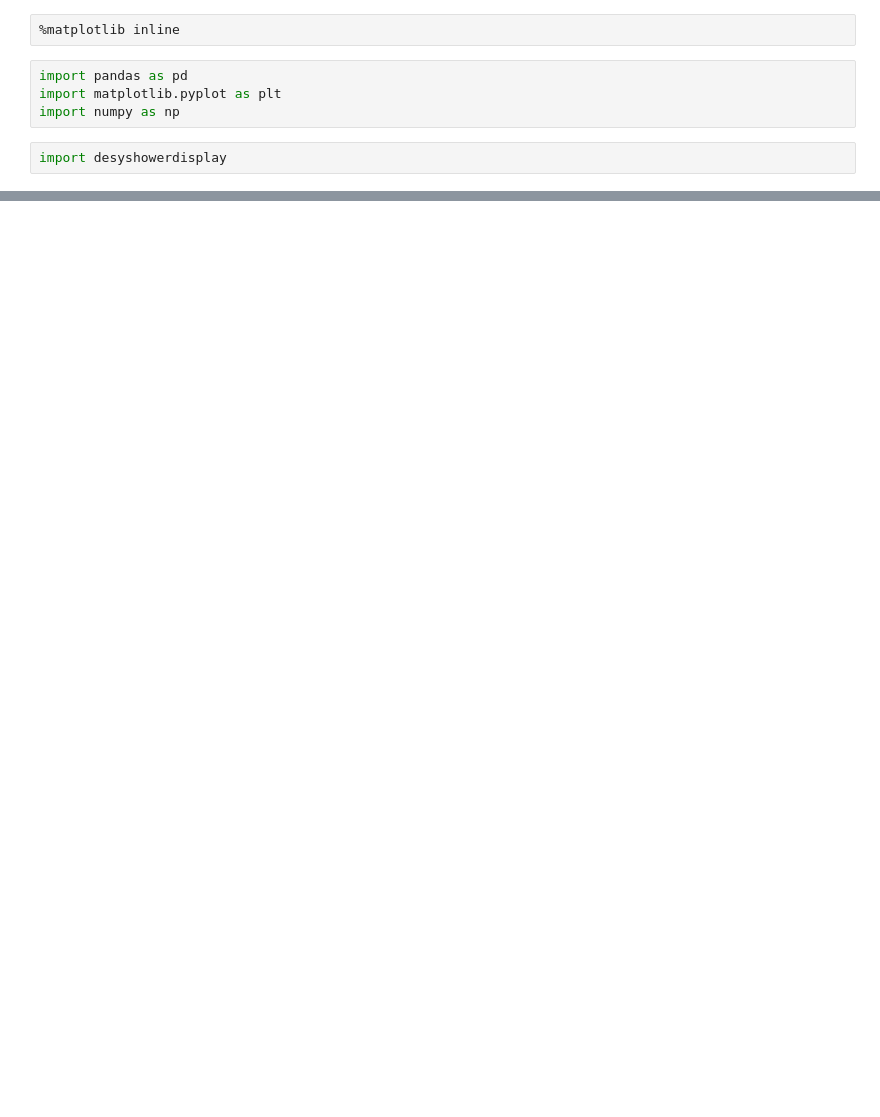
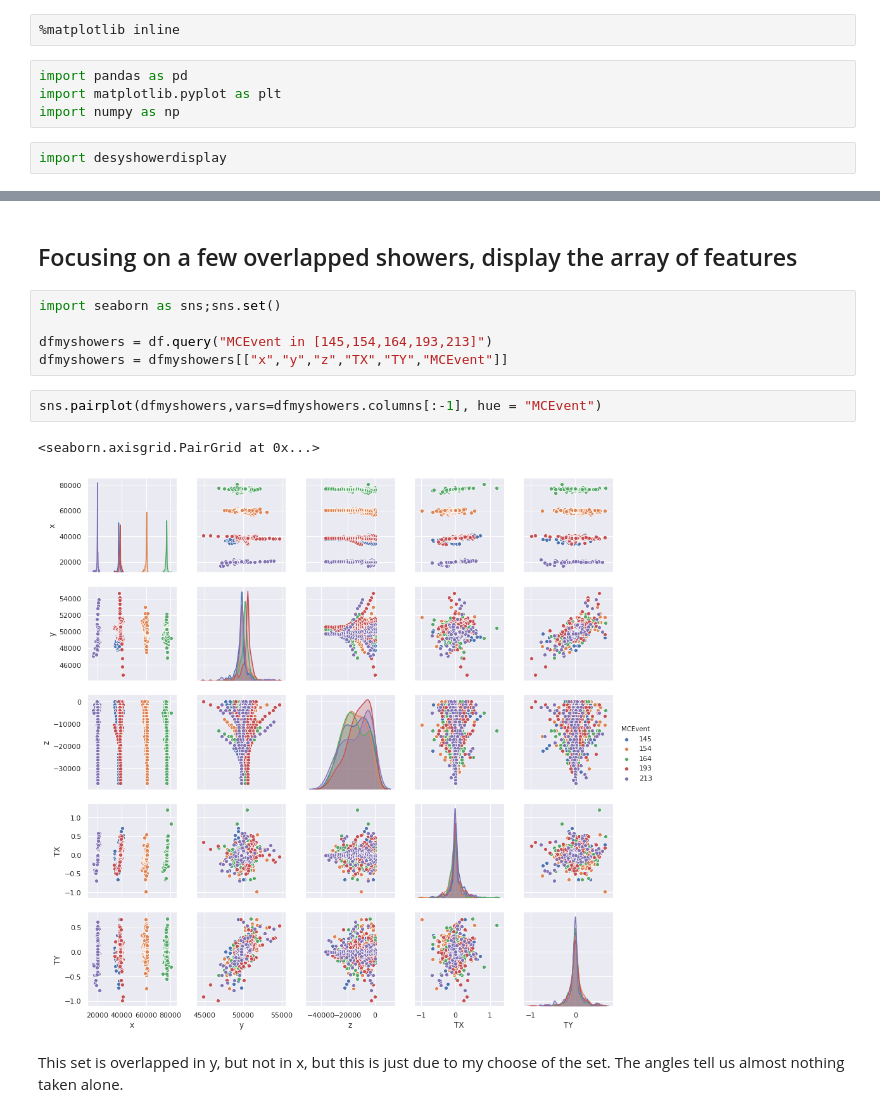
Before and after one commit to antonioiuliano2/Tutorial-DESY19, a Jupyter notebook: scipy_conversion/example_displays.ipynb, the cells around one changed output, grey strips where cells are left out. Cells and saved outputs as stored; diff of their text form; blank space fills up the shorter version.

```diff
--- a/scipy_conversion/example_displays.ipynb
+++ b/scipy_conversion/example_displays.ipynb
@@ -24,0 +80,14 @@ desyshowerdisplay.drawallshowers(df,360,(ax1,ax2,ax3))
+# %% [markdown]
+## Focusing on a few overlapped showers, display the array of features
+# %%
+import seaborn as sns;sns.set()
+
+dfmyshowers = df.query("MCEvent in [145,154,164,193,213]")
+dfmyshowers = dfmyshowers[["x","y","z","TX","TY","MCEvent"]]
+# %%
+sns.pairplot(dfmyshowers,vars=dfmyshowers.columns[:-1], hue = "MCEvent")
+# %% [output]
+<seaborn.axisgrid.PairGrid at 0x...>
+[figure, added]
+# %% [markdown]
+This set is overlapped in y, but not in x, but this is just due to my choose of the set. The angles tell us almost nothing taken alone.
```
Also changed, not shown: parts of 10 cells of this notebook, 1 other file.
